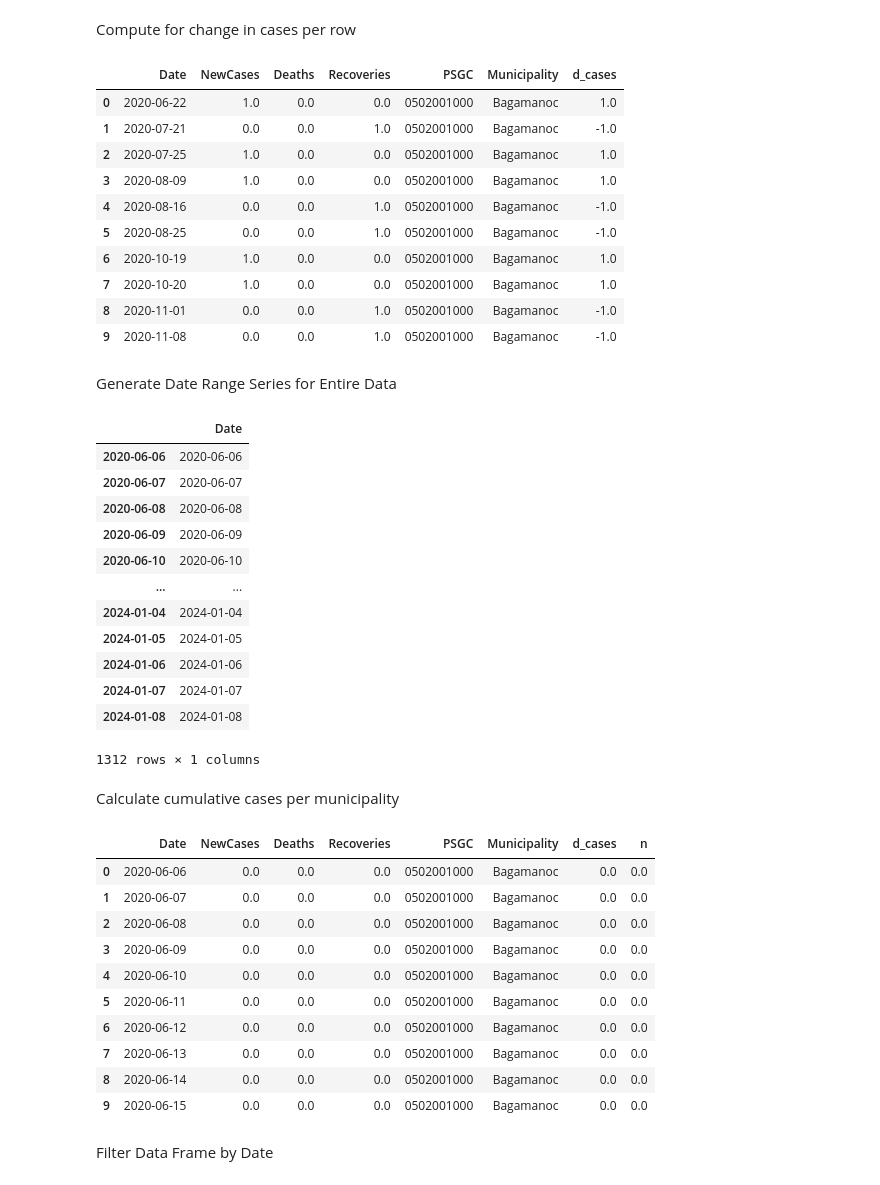
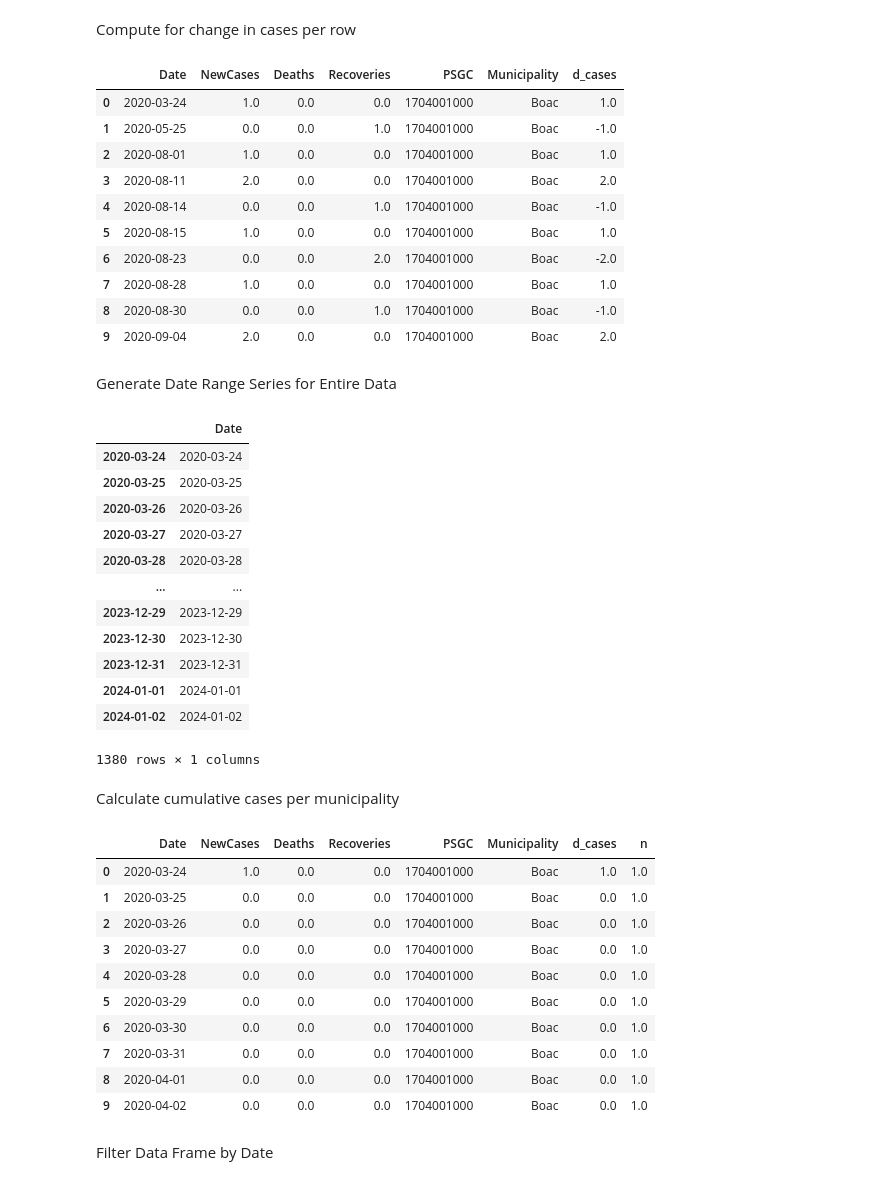
Before and after one commit to dddelacruz/cs198-scl-envi-2425, a Jupyter notebook: 02_data_processing/psgc_case_data.ipynb, the cells around one changed output. Drawn from its saved outputs; the diff is of its cells as text; code cells hidden in the pictures.

```diff
--- a/02_data_processing/psgc_case_data.ipynb
+++ b/02_data_processing/psgc_case_data.ipynb
@@ -15,7 +15,7 @@ import helpers
 # %% [markdown]
 Set Province
 # %%
-province = "Catanduanes"
+province = "Marinduque"
 # %% [markdown]
 Set Start and End Dates
 # %%
@@ -39,7 +39,9 @@ prov_psgc
 Get PSGC Codes for Municipalities
 # %%
 mun_pgsc = helpers.get_mun_codes(int(prov_psgc))
+mun_pgsc['adm3_psgc'] = mun_pgsc['adm3_psgc'].astype(object).apply(lambda x: str(x).zfill(10))
 
-mun_pgsc = mun_pgsc.astype(object).apply(lambda x: str(x).zfill(10))
+
+#mun_pgsc = mun_pgsc.astype(object).apply(lambda x: str(x).zfill(10))
 mun_pgsc
 # %% [output]
@@ -130,7 +127,7 @@ df_cases.head(10)
 # %% [markdown]
 Filter by PSGC
 # %%
-df_cases_filtered = df_cases[df_cases['psgc_clean'].isin(mun_pgsc)]
+df_cases_filtered = df_cases[df_cases['psgc_clean'].isin(mun_pgsc['adm3_psgc'])]
 
 # note: some case data don't have the psgc code so it's less than the total number of cases if using only province
 df_cases_filtered.shape
@@ -184,7 +181,7 @@ def aggregate_data(df, psgc):
     # add information
     new_df["PSGC"] = psgc
 
-    new_df["Municipality"] = df_psgc_mun[df_psgc_mun['psgc_clean'] == psgc]['adm3_en'].values[0]
+    new_df["Municipality"] = mun_pgsc[mun_pgsc['adm3_psgc'] == psgc]['adm3_en'].values[0]
 
     # sort by date
     new_df = new_df.reset_index()
@@ -196,7 +193,7 @@ def aggregate_data(df, psgc):
     return new_df
 
 
-for psgc in mun_pgsc:
+for psgc in mun_pgsc['adm3_psgc']:
     df_mun = aggregate_data(df_cases_filtered[df_cases_filtered["psgc_clean"] == psgc], psgc)
     df_aggregated = pd.concat([df_aggregated, df_mun], ignore_index=True)
 
@@ -214,16 +221,16 @@ df_aggregated["d_cases"] = df_aggregated["NewCases"] - df_aggregated["Deaths"] -
 df_aggregated.head(10)
 # %% [output]
 |  | Date | NewCases | Deaths | Recoveries | PSGC | Municipality | d_cases |
-| 0 | 2020-06-22 | 1.0 | 0.0 | 0.0 | 0502001000 | Bagamanoc | 1.0 |
-| 1 | 2020-07-21 | 0.0 | 0.0 | 1.0 | 0502001000 | Bagamanoc | -1.0 |
-| 2 | 2020-07-25 | 1.0 | 0.0 | 0.0 | 0502001000 | Bagamanoc | 1.0 |
-| 3 | 2020-08-09 | 1.0 | 0.0 | 0.0 | 0502001000 | Bagamanoc | 1.0 |
-| 4 | 2020-08-16 | 0.0 | 0.0 | 1.0 | 0502001000 | Bagamanoc | -1.0 |
-| 5 | 2020-08-25 | 0.0 | 0.0 | 1.0 | 0502001000 | Bagamanoc | -1.0 |
-| 6 | 2020-10-19 | 1.0 | 0.0 | 0.0 | 0502001000 | Bagamanoc | 1.0 |
-| 7 | 2020-10-20 | 1.0 | 0.0 | 0.0 | 0502001000 | Bagamanoc | 1.0 |
-| 8 | 2020-11-01 | 0.0 | 0.0 | 1.0 | 0502001000 | Bagamanoc | -1.0 |
-| 9 | 2020-11-08 | 0.0 | 0.0 | 1.0 | 0502001000 | Bagamanoc | -1.0 |
+| 0 | 2020-03-24 | 1.0 | 0.0 | 0.0 | 1704001000 | Boac | 1.0 |
+| 1 | 2020-05-25 | 0.0 | 0.0 | 1.0 | 1704001000 | Boac | -1.0 |
+| 2 | 2020-08-01 | 1.0 | 0.0 | 0.0 | 1704001000 | Boac | 1.0 |
+| 3 | 2020-08-11 | 2.0 | 0.0 | 0.0 | 1704001000 | Boac | 2.0 |
+| 4 | 2020-08-14 | 0.0 | 0.0 | 1.0 | 1704001000 | Boac | -1.0 |
+| 5 | 2020-08-15 | 1.0 | 0.0 | 0.0 | 1704001000 | Boac | 1.0 |
+| 6 | 2020-08-23 | 0.0 | 0.0 | 2.0 | 1704001000 | Boac | -2.0 |
+| 7 | 2020-08-28 | 1.0 | 0.0 | 0.0 | 1704001000 | Boac | 1.0 |
+| 8 | 2020-08-30 | 0.0 | 0.0 | 1.0 | 1704001000 | Boac | -1.0 |
+| 9 | 2020-09-04 | 2.0 | 0.0 | 0.0 | 1704001000 | Boac | 2.0 |
 # %% [markdown]
 Generate Date Range Series for Entire Data
 # %%
@@ -233,59 +240,59 @@ date_range = pd.date_range(start=df_aggregated['Date'].min(), end=df_aggregated[
 date_range
 # %% [output]
 |  | Date |
-| 2020-06-06 | 2020-06-06 |
-| 2020-06-07 | 2020-06-07 |
-| 2020-06-08 | 2020-06-08 |
-| 2020-06-09 | 2020-06-09 |
-| 2020-06-10 | 2020-06-10 |
+| 2020-03-24 | 2020-03-24 |
+| 2020-03-25 | 2020-03-25 |
+| 2020-03-26 | 2020-03-26 |
+| 2020-03-27 | 2020-03-27 |
+| 2020-03-28 | 2020-03-28 |
 | ... | ... |
-| 2024-01-04 | 2024-01-04 |
-| 2024-01-05 | 2024-01-05 |
-| 2024-01-06 | 2024-01-06 |
-| 2024-01-07 | 2024-01-07 |
-| 2024-01-08 | 2024-01-08 |
+| 2023-12-29 | 2023-12-29 |
+| 2023-12-30 | 2023-12-30 |
+| 2023-12-31 | 2023-12-31 |
+| 2024-01-01 | 2024-01-01 |
+| 2024-01-02 | 2024-01-02 |
-1312 rows × 1 columns
+1380 rows × 1 columns
 # %% [markdown]
 Calculate cumulative cases per municipality
 # %%
 df_cumsum = pd.DataFrame()
 
 def calculate_cumsum(df, psgc):
     # dataframe with all dates included
     df_extended = pd.DataFrame()
     df_extended["Date"] = date_range
 
     # merge with existing dataframe
     df_extended = pd.merge(df_extended, df, how='outer', on='Date')
 
     # add additional data
     df_extended['PSGC'] = psgc
-    df_extended["Municipality"] = df_psgc_mun[df_psgc_mun['psgc_clean'] == psgc]['adm3_en'].values[0]
+    df_extended["Municipality"] = mun_pgsc[mun_pgsc['adm3_psgc'] == psgc]['adm3_en'].values[0]
 
     df_extended = df_extended.fillna(0)
 
     # compute cumulative data
     df_extended["n"] = df_extended["d_cases"].cumsum()
 
     return df_extended
 
-for psgc in mun_pgsc:
+for psgc in mun_pgsc['adm3_psgc']:
     df_mun = calculate_cumsum(df_aggregated[df_aggregated["PSGC"] == psgc], psgc)
     df_cumsum = pd.concat([df_cumsum, df_mun])
 
 df_cumsum.head(10)
 # %% [output]
 |  | Date | NewCases | Deaths | Recoveries | PSGC | Municipality | d_cases | n |
-| 0 | 2020-06-06 | 0.0 | 0.0 | 0.0 | 0502001000 | Bagamanoc | 0.0 | 0.0 |
-| 1 | 2020-06-07 | 0.0 | 0.0 | 0.0 | 0502001000 | Bagamanoc | 0.0 | 0.0 |
-| 2 | 2020-06-08 | 0.0 | 0.0 | 0.0 | 0502001000 | Bagamanoc | 0.0 | 0.0 |
-| 3 | 2020-06-09 | 0.0 | 0.0 | 0.0 | 0502001000 | Bagamanoc | 0.0 | 0.0 |
-| 4 | 2020-06-10 | 0.0 | 0.0 | 0.0 | 0502001000 | Bagamanoc | 0.0 | 0.0 |
-| 5 | 2020-06-11 | 0.0 | 0.0 | 0.0 | 0502001000 | Bagamanoc | 0.0 | 0.0 |
-| 6 | 2020-06-12 | 0.0 | 0.0 | 0.0 | 0502001000 | Bagamanoc | 0.0 | 0.0 |
-| 7 | 2020-06-13 | 0.0 | 0.0 | 0.0 | 0502001000 | Bagamanoc | 0.0 | 0.0 |
-| 8 | 2020-06-14 | 0.0 | 0.0 | 0.0 | 0502001000 | Bagamanoc | 0.0 | 0.0 |
-| 9 | 2020-06-15 | 0.0 | 0.0 | 0.0 | 0502001000 | Bagamanoc | 0.0 | 0.0 |
+| 0 | 2020-03-24 | 1.0 | 0.0 | 0.0 | 1704001000 | Boac | 1.0 | 1.0 |
+| 1 | 2020-03-25 | 0.0 | 0.0 | 0.0 | 1704001000 | Boac | 0.0 | 1.0 |
+| 2 | 2020-03-26 | 0.0 | 0.0 | 0.0 | 1704001000 | Boac | 0.0 | 1.0 |
+| 3 | 2020-03-27 | 0.0 | 0.0 | 0.0 | 1704001000 | Boac | 0.0 | 1.0 |
+| 4 | 2020-03-28 | 0.0 | 0.0 | 0.0 | 1704001000 | Boac | 0.0 | 1.0 |
+| 5 | 2020-03-29 | 0.0 | 0.0 | 0.0 | 1704001000 | Boac | 0.0 | 1.0 |
+| 6 | 2020-03-30 | 0.0 | 0.0 | 0.0 | 1704001000 | Boac | 0.0 | 1.0 |
+| 7 | 2020-03-31 | 0.0 | 0.0 | 0.0 | 1704001000 | Boac | 0.0 | 1.0 |
+| 8 | 2020-04-01 | 0.0 | 0.0 | 0.0 | 1704001000 | Boac | 0.0 | 1.0 |
+| 9 | 2020-04-02 | 0.0 | 0.0 | 0.0 | 1704001000 | Boac | 0.0 | 1.0 |
 # %% [markdown]
 Filter Data Frame by Date
 # %%
```
Also changed, not shown: parts of 12 cells of this notebook, 1 other file.
